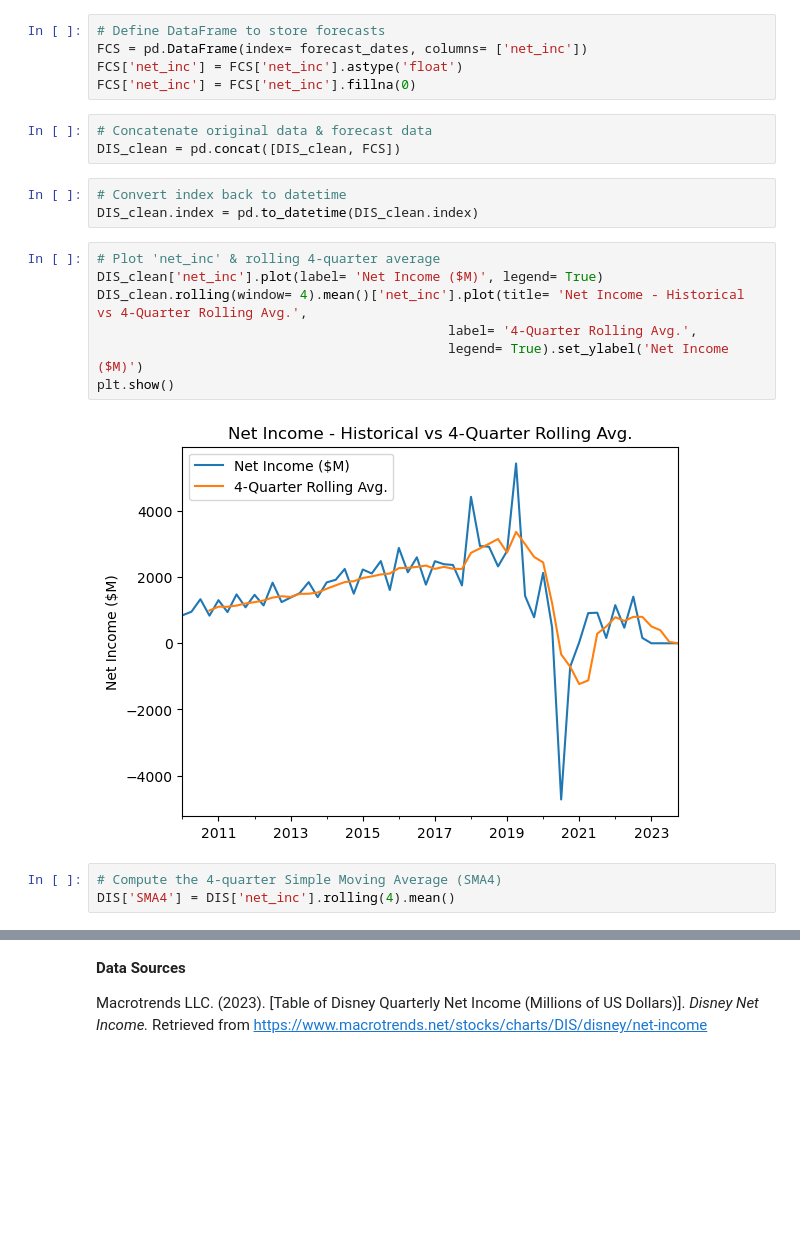
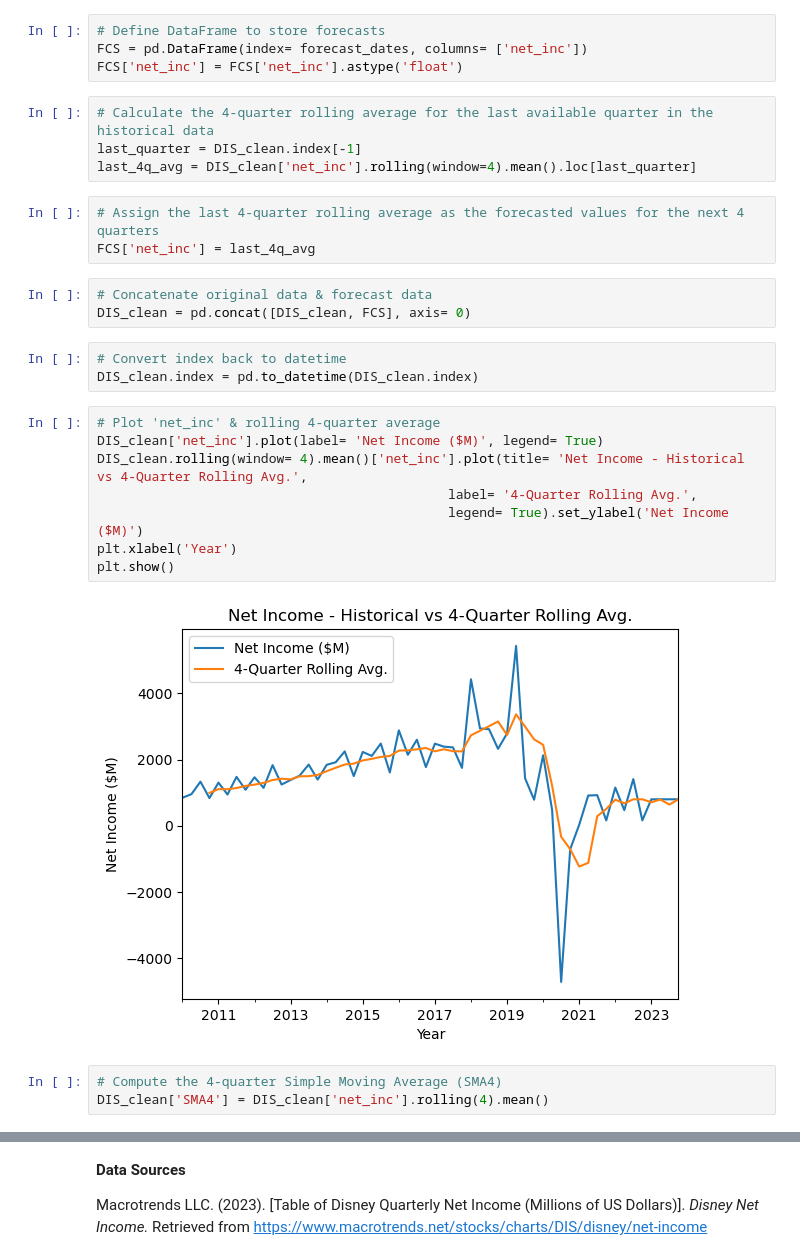
Before and after one commit to cool-t/Tara_DataPortfolio, a Jupyter notebook: Disney Marketing Analytics Study - Python + Tableau/Disney_Marketing_Analytics_Project.ipynb, the cells around one changed output, grey strips where cells are left out. Cells and saved outputs as stored; diff of their text form; blank space fills up the shorter version.

```diff
--- a/Disney Marketing Analytics Study - Python + Tableau/Disney_Marketing_Analytics_Project.ipynb
+++ b/Disney Marketing Analytics Study - Python + Tableau/Disney_Marketing_Analytics_Project.ipynb
@@ -879,24 +881,31 @@ plt.show()
 # Define DataFrame to store forecasts
 FCS = pd.DataFrame(index= forecast_dates, columns= ['net_inc'])
 FCS['net_inc'] = FCS['net_inc'].astype('float')
-FCS['net_inc'] = FCS['net_inc'].fillna(0)
+# %%
+# Calculate the 4-quarter rolling average for the last available quarter in the historical data
+last_quarter = DIS_clean.index[-1]
+last_4q_avg = DIS_clean['net_inc'].rolling(window=4).mean().loc[last_quarter]
+# %%
+# Assign the last 4-quarter rolling average as the forecasted values for the next 4 quarters
+FCS['net_inc'] = last_4q_avg
 # %%
 # Concatenate original data & forecast data
-DIS_clean = pd.concat([DIS_clean, FCS])
+DIS_clean = pd.concat([DIS_clean, FCS], axis= 0)
 # %%
 # Convert index back to datetime
 DIS_clean.index = pd.to_datetime(DIS_clean.index)
 # %%
 # Plot 'net_inc' & rolling 4-quarter average
 DIS_clean['net_inc'].plot(label= 'Net Income ($M)', legend= True)
 DIS_clean.rolling(window= 4).mean()['net_inc'].plot(title= 'Net Income - Historical vs 4-Quarter Rolling Avg.',
                                              label= '4-Quarter Rolling Avg.',
                                              legend= True).set_ylabel('Net Income ($M)')
+plt.xlabel('Year')
 plt.show()
 # %% [output]
-[figure, old version]
+[figure, new version]
 # %%
 # Compute the 4-quarter Simple Moving Average (SMA4)
-DIS['SMA4'] = DIS['net_inc'].rolling(4).mean()
+DIS_clean['SMA4'] = DIS_clean['net_inc'].rolling(4).mean()
 # %%
 # Display the updated DataFrame with 4-quarter SMA
```
Also changed, not shown: parts of 7 cells of this notebook.
